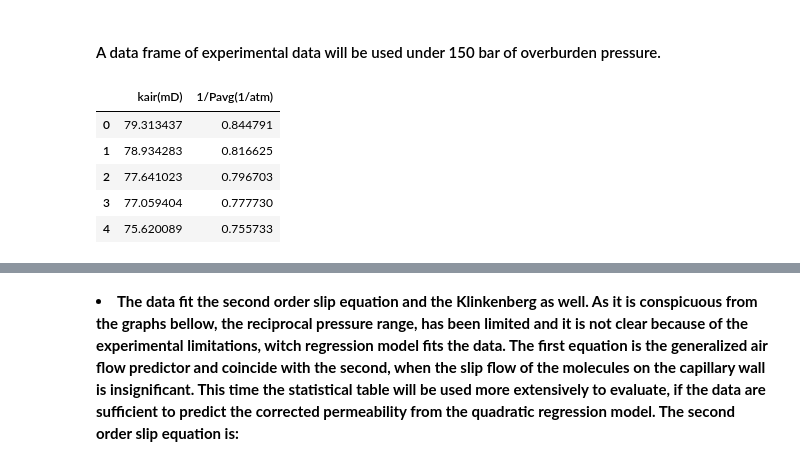
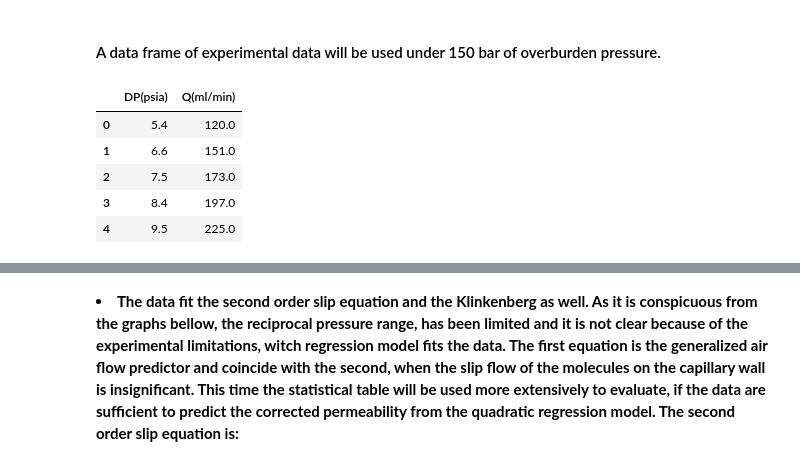
Before and after one commit to MadScientist1995/python, a Jupyter notebook: Absolute permeability of a rock sample.ipynb, the cells around one changed output, grey strips where cells are left out. Saved outputs shown, nothing was run; the diff lists cells and outputs as text; code cells hidden in the pictures.

```diff
--- a/Absolute permeability of a rock sample.ipynb
+++ b/Absolute permeability of a rock sample.ipynb
@@ -91,12 +108,12 @@ Notes:
 # %% [markdown]
 #### A data frame of experimental data will be used under 150 bar of overburden pressure.
 # %%
-df2 = pd.read_csv(r"C:\Users\nikol\OneDrive\Υπολογιστής\Python\Data Analysis with Python\statsmodels\second order slip equation.csv")
+df2 = pd.read_csv(r"C:\Users\nikol\OneDrive\Υπολογιστής\Python\Data Analysis with Python\statsmodels\second order slip equation1.csv")
 df2.head()
 # %% [output]
-|  | kair(mD) | 1/Pavg(1/atm) |
-| 0 | 79.313437 | 0.844791 |
-| 1 | 78.934283 | 0.816625 |
-| 2 | 77.641023 | 0.796703 |
-| 3 | 77.059404 | 0.777730 |
-| 4 | 75.620089 | 0.755733 |
+|  | DP(psia) | Q(ml/min) |
+| 0 | 5.4 | 120.0 |
+| 1 | 6.6 | 151.0 |
+| 2 | 7.5 | 173.0 |
+| 3 | 8.4 | 197.0 |
+| 4 | 9.5 | 225.0 |
```
Also changed, not shown: parts of 38 cells of this notebook.
